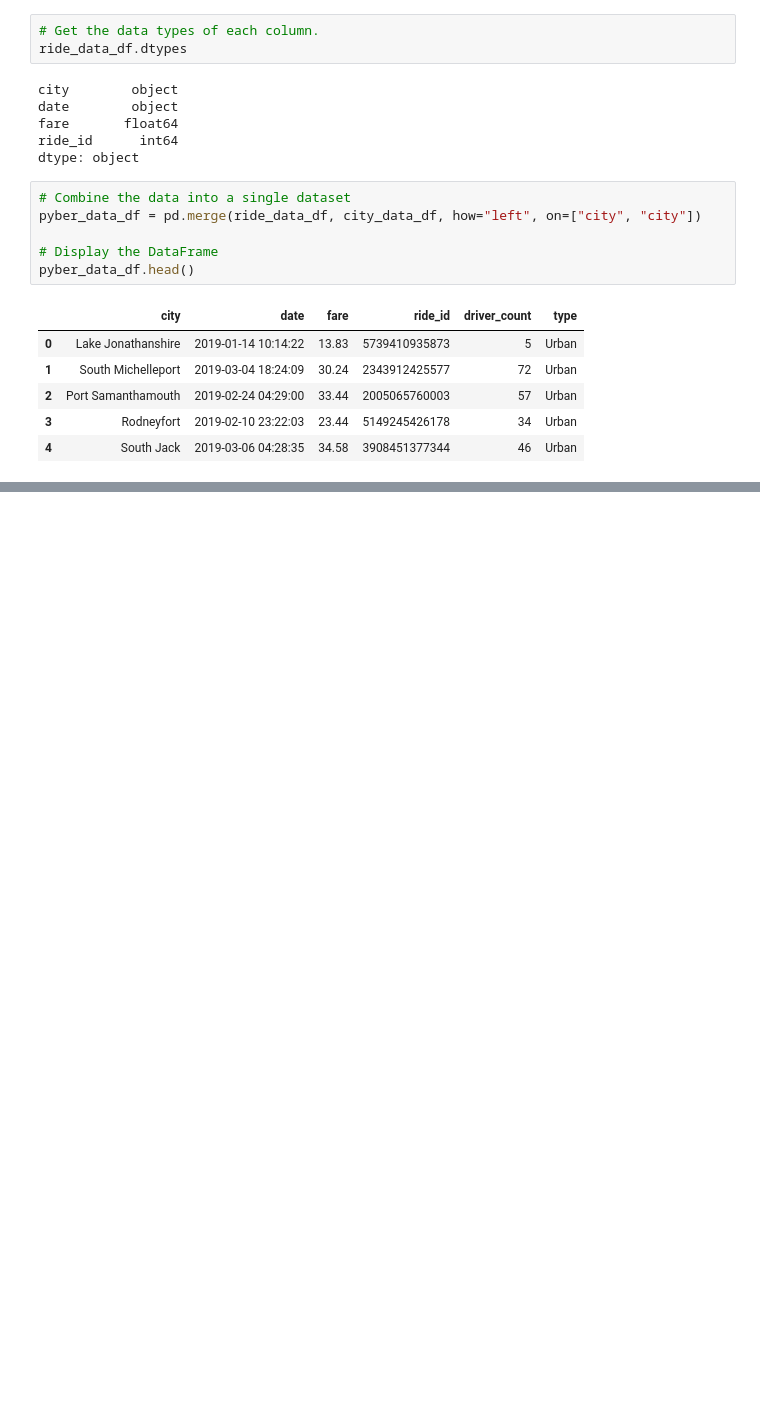
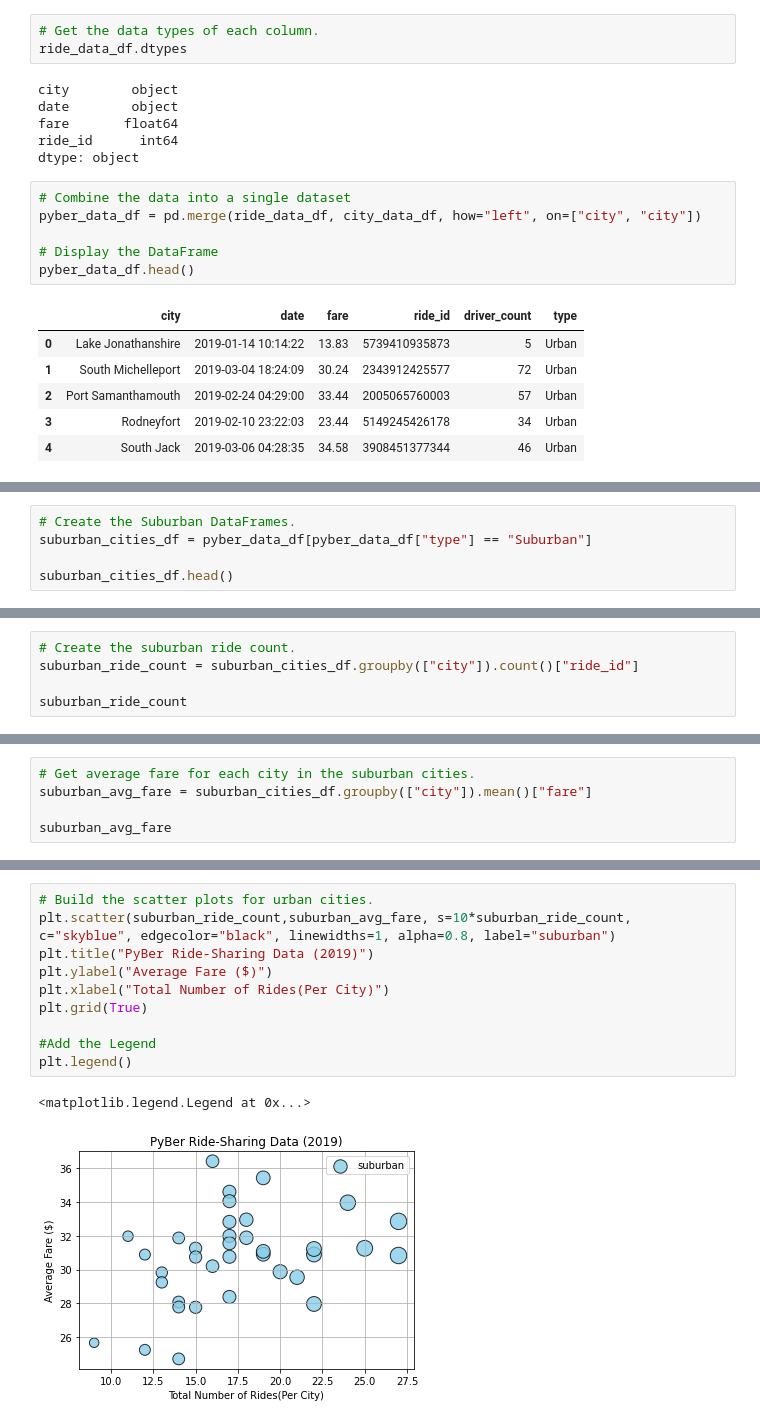
Before and after one commit to luAdenir/Pyber_Analysis, a Jupyter notebook: PyBer.ipynb, the cells around one changed output, grey strips where cells are left out. Drawn from its saved outputs; the diff is of its cells as text; blank space fills up the shorter version.

```diff
--- a/PyBer.ipynb
+++ b/PyBer.ipynb
@@ -126,0 +138,5 @@ pyber_data_df.head()
+# %%
+# Create the Suburban DataFrames.
+suburban_cities_df = pyber_data_df[pyber_data_df["type"] == "Suburban"]
+
+suburban_cities_df.head()
@@ -126,0 +174,5 @@ pyber_data_df.head()
+# %%
+# Create the suburban ride count.
+suburban_ride_count = suburban_cities_df.groupby(["city"]).count()["ride_id"]
+
+suburban_ride_count
@@ -126,0 +235,5 @@ pyber_data_df.head()
+# %%
+# Get average fare for each city in the suburban cities.
+suburban_avg_fare = suburban_cities_df.groupby(["city"]).mean()["fare"]
+
+suburban_avg_fare
@@ -126,0 +333,13 @@ pyber_data_df.head()
+# %%
+# Build the scatter plots for urban cities.
+plt.scatter(suburban_ride_count,suburban_avg_fare, s=10*suburban_ride_count, c="skyblue", edgecolor="black", linewidths=1, alpha=0.8, label="suburban")
+plt.title("PyBer Ride-Sharing Data (2019)")
+plt.ylabel("Average Fare ($)")
+plt.xlabel("Total Number of Rides(Per City)")
+plt.grid(True)
+
+#Add the Legend
+plt.legend()
+# %% [output]
+<matplotlib.legend.Legend at 0x...>
+[figure, added]
```
Also changed, not shown: parts of 16 cells of this notebook.
